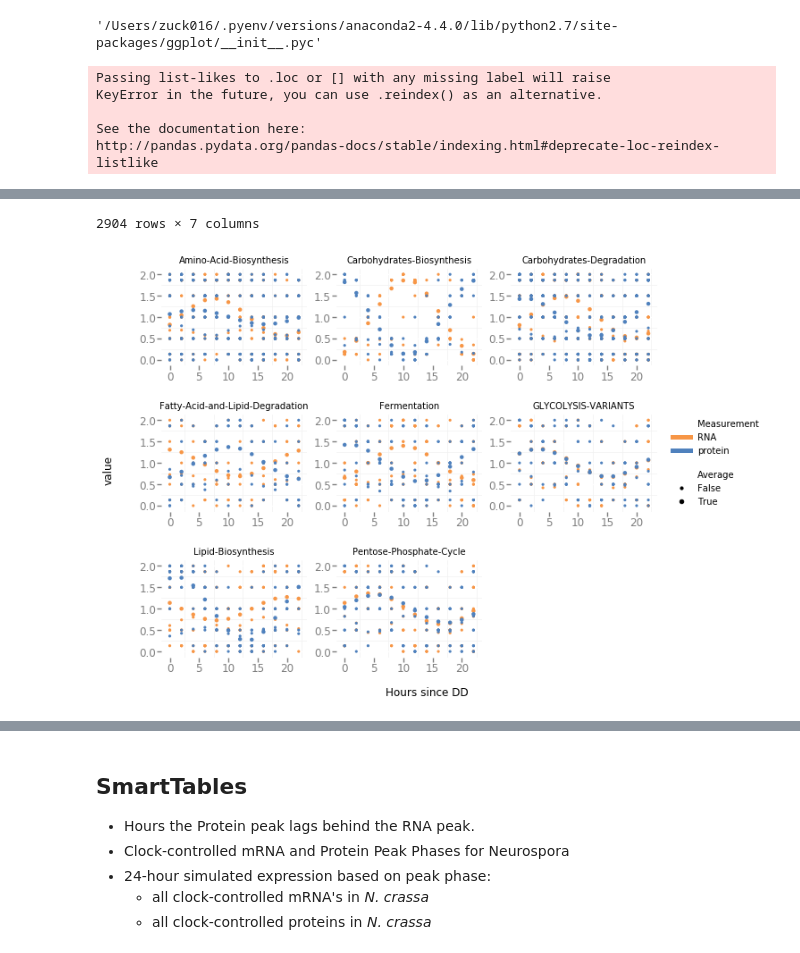
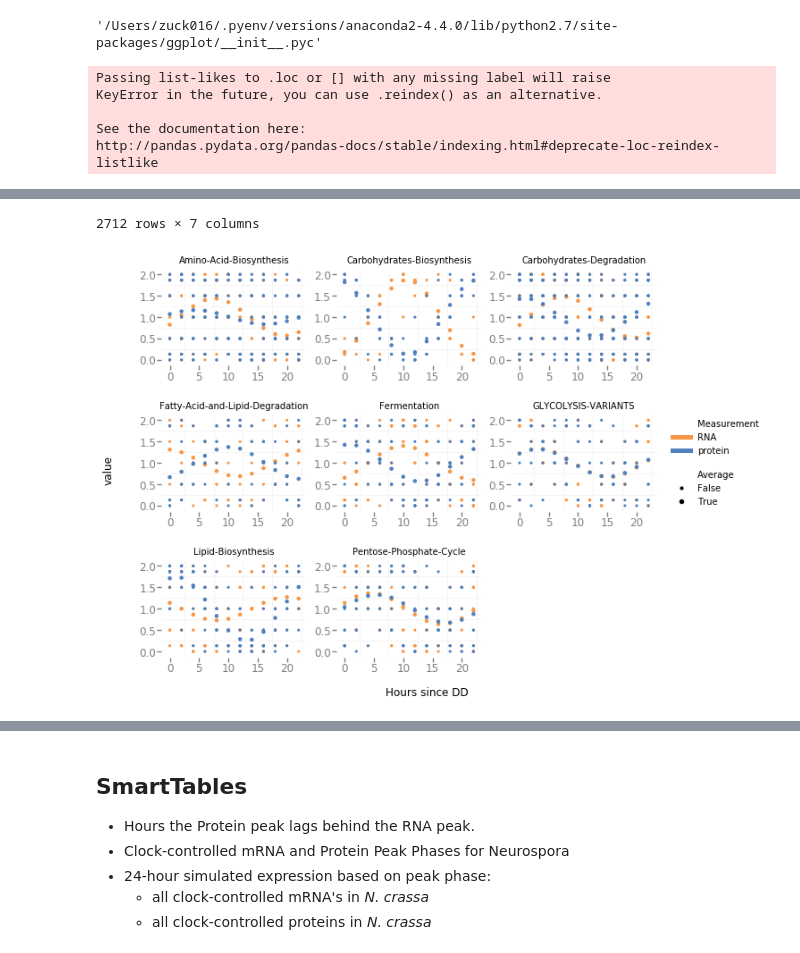
Before and after one commit to djinnome/PeakPhases, a Jupyter notebook: PeakPhaseAnalysis.ipynb, the cells around one changed output, grey strips where cells are left out. Drawn from its saved outputs; the diff is of its cells as text; code cells hidden in the pictures.

```diff
--- a/PeakPhaseAnalysis.ipynb
+++ b/PeakPhaseAnalysis.ipynb
@@ -215,29 +215,36 @@ pwy_classes = ['Amino-Acid-Biosynthesis',
  'Lipid-Biosynthesis',
  'Pentose-Phosphate-Cycle']
 pwy_data = {}
+melted_pwy_data = {}
+stat_data = {}
 protein_and_rna_oscillations = pd.read_table('ProteinAndRNAOscillations24.tsv',index_col='$Gene')
 for pwy in pwy_classes:
     pwy_genes = pd.read_table('genes-of-{}.tab'.format(pwy),index_col='Gene')
     pwy_data[pwy] =protein_and_rna_oscillations.loc[pwy_genes.index].dropna()
     pwy_data[pwy].loc['Average'] = pwy_data[pwy].mean(axis=0)
+    pwy_data[pwy].index.name='Gene'
+    melted_pwy_data[pwy] = pwy_data[pwy].reset_index().melt(id_vars='Gene')
+    melted_pwy_data[pwy]['Average'] = melted_pwy_data[pwy]['Gene'] == 'Average'
+    #melted_pwy_data[pwy]['StdDev'] = melted_pwy_data[pwy]['Gene'] == 'StdDev'
+    melted_pwy_data[pwy]['Hours since DD'] =  melted_pwy_data[pwy]['variable'].str.extract(r'^(\d+)',expand=False).astype(int)
+    melted_pwy_data[pwy]['Measurement'] = melted_pwy_data[pwy]['variable'].str.split('_').str.get(1)
+    melted_pwy_data[pwy]['PathwayClass'] = pwy
+    melted_pwy_data[pwy].to_csv('{}-rna-and-protein-oscillations.tab'.format(pwy),sep='\t',index=False)
     pwy_data[pwy].loc['StdDev'] = pwy_data[pwy].std(axis=0)
-
-    pwy_data[pwy].index.name='Gene'
-    pwy_data[pwy] = pwy_data[pwy].reset_index().melt(id_vars='Gene')
-    pwy_data[pwy]['Average'] = pwy_data[pwy]['Gene'] == 'Average'
-    pwy_data[pwy]['Hours since DD'] =  pwy_data[pwy]['variable'].str.extract(r'^(\d+)',expand=False).astype(int)
-    pwy_data[pwy]['Measurement'] = pwy_data[pwy]['variable'].str.split('_').str.get(1)
-    pwy_data[pwy]['PathwayClass'] = pwy
-    pwy_data[pwy].to_csv('{}-rna-and-protein-oscillations.tab'.format(pwy),sep='\t',index=False)
-
-
-all_pwy_data = pd.concat(pwy_data.values(),ignore_index=True)
+    pwy_data[pwy].loc['ErrorBarBottom'] = pwy_data[pwy].loc['Average'] - 0.5*pwy_data[pwy].loc['StdDev']
+    pwy_data[pwy].loc['ErrorBarTop'] = pwy_data[pwy].loc['Average'] + 0.5*pwy_data[pwy].loc['StdDev']
+    stat_data[pwy] = pwy_data[pwy].loc[['Average','StdDev','ErrorBarBottom','ErrorBarTop']]
+    stat_data[pwy]['PathwayClass'] = pwy
+    stat_data[pwy] = stat_data[pwy].reset_index()
+#stat_pwy_data = pd.concat(pwy_data.values(),ignore_index=True)
+#display(stat_pwy_data)
+all_pwy_data = pd.concat(melted_pwy_data.values(),ignore_index=True)
 all_pwy_data.to_csv('pwy-rna-and-protein-oscillations.tab',sep='\t',index=False)
 display(all_pwy_data)
 #avg_pwy_data =
-p = ggplot(aes(x='Hours since DD', y='value', color='Measurement',size='Average'),data=all_pwy_data) + geom_point() +  facet_wrap('PathwayClass') + scale_color_manual(values=['#F79646','#4F81BD']) + theme_bw()
-p.save('OmicsDashboard.pdf')
-#p
+p = ggplot(aes(x='Hours since DD', y='value', color='Measurement',size='Average'),data=all_pwy_data) + geom_point()  +   facet_wrap('PathwayClass') + scale_color_manual(values=['#F79646','#4F81BD']) + theme_bw()
+
+p.save('ProteinAndRNAOscillations.pdf')
 # %% [output]
 Passing list-likes to .loc or [] with any missing label will raise
 KeyError in the future, you can use .reindex() as an alternative.
@@ -264,3 +271,3 @@ http://pandas.pydata.org/pandas-docs/stable/indexing.html#deprecate-loc-reindex-
-2904 rows × 7 columns
+2712 rows × 7 columns
-[figure, old version]
+[figure, new version]
 # %%
```
Also changed, not shown: parts of 3 cells of this notebook, 12 other files.
